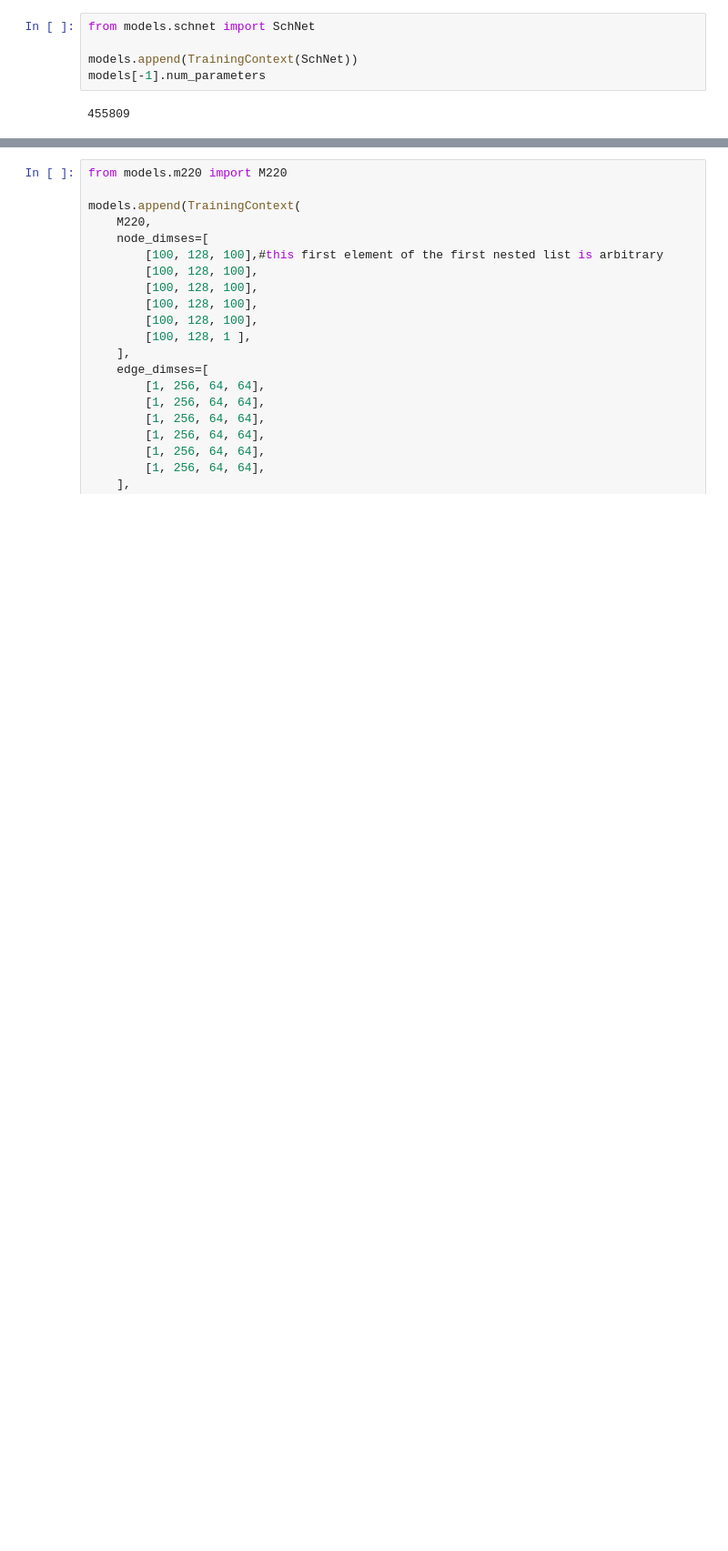
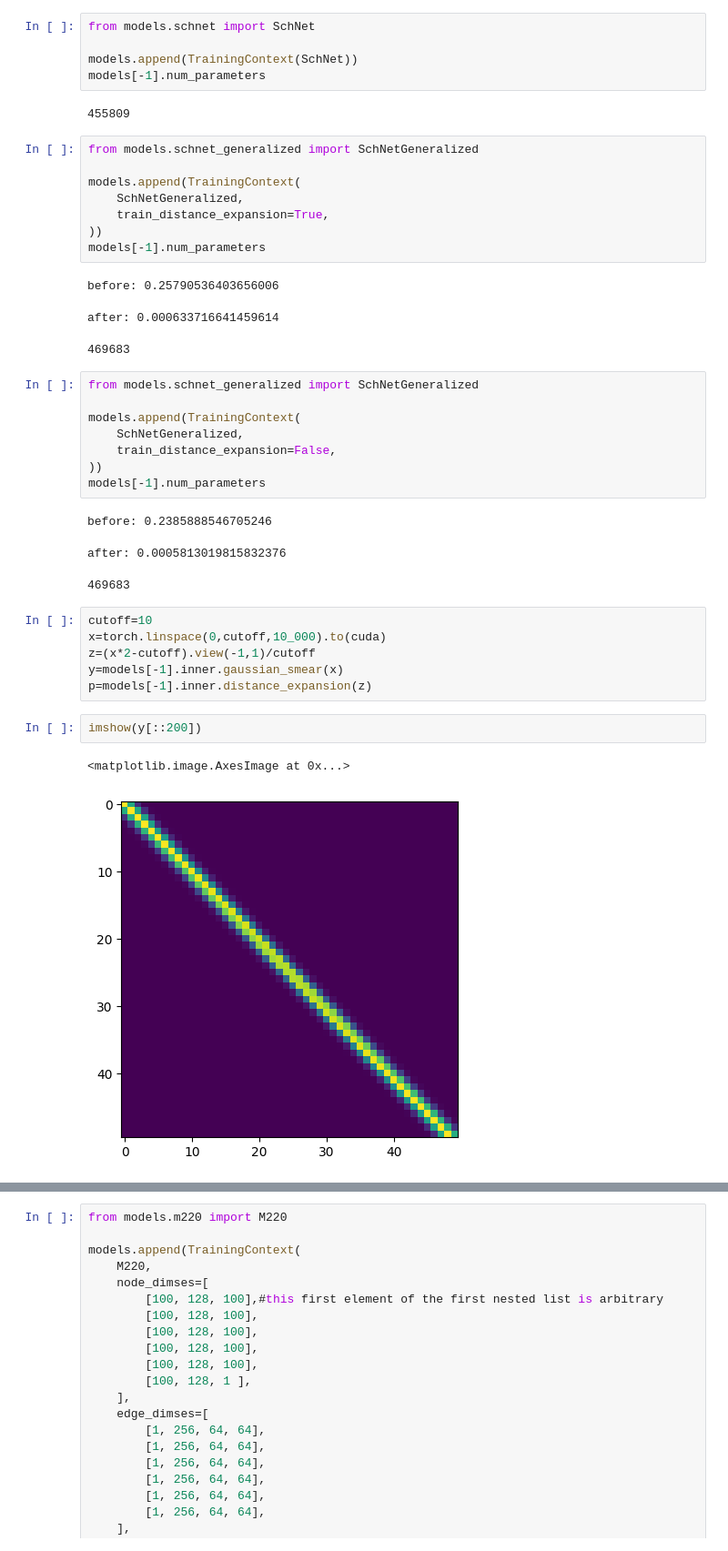
Before and after one commit to UmarZein/biocheminformatics, a Jupyter notebook: schnet_testing.ipynb, the cells around one changed output, grey strips where cells are left out. Shown at 91% size. Cells and saved outputs as stored; diff of their text form; blank space fills up the shorter version.

Commit message:
added new models

```diff
--- a/schnet_testing.ipynb
+++ b/schnet_testing.ipynb
@@ -215,3 +218,38 @@ models.append(TrainingContext(SchNet))
 models[-1].num_parameters
 # %% [output]
 455809
+# %%
+from models.schnet_generalized import SchNetGeneralized
+
+models.append(TrainingContext(
+    SchNetGeneralized,
+    train_distance_expansion=True,
+))
+models[-1].num_parameters
+# %% [output]
+before: 0.25790536403656006
+after: 0.000633716641459614
+469683
+# %%
+from models.schnet_generalized import SchNetGeneralized
+
+models.append(TrainingContext(
+    SchNetGeneralized,
+    train_distance_expansion=False,
+))
+models[-1].num_parameters
+# %% [output]
+before: 0.2385888546705246
+after: 0.0005813019815832376
+469683
+# %%
+cutoff=10
+x=torch.linspace(0,cutoff,10_000).to(cuda)
+z=(x*2-cutoff).view(-1,1)/cutoff
+y=models[-1].inner.gaussian_smear(x)
+p=models[-1].inner.distance_expansion(z)
+# %%
+imshow(y[::200])
+# %% [output]
+<matplotlib.image.AxesImage at 0x...>
+[figure, added]
```
Also changed, not shown: parts of 11 cells of this notebook, 5 other files.
